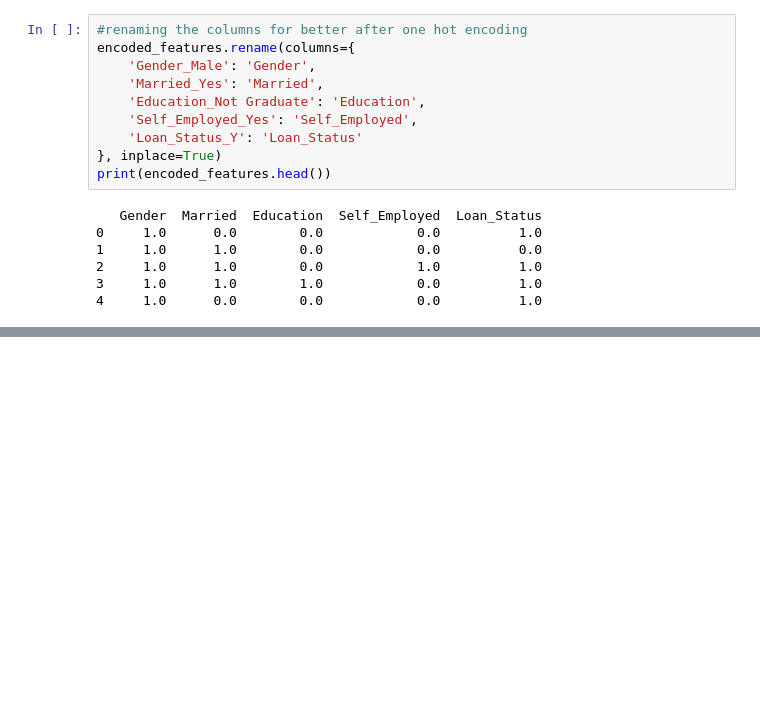
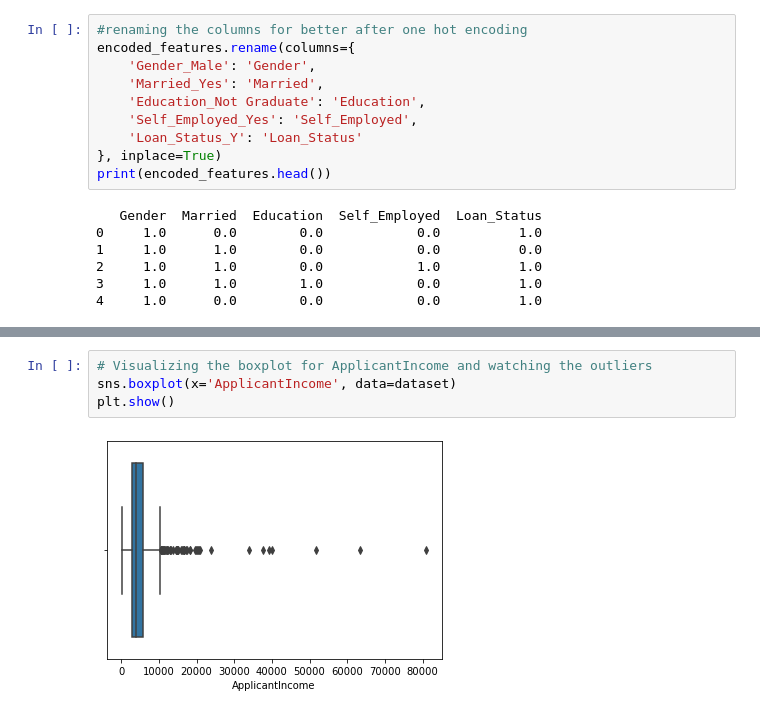
Before and after one commit to MuhammadUzair0786/Preprocessing_Practice, a Jupyter notebook: Dataset Preprocessing.ipynb, the cells around one changed output, grey strips where cells are left out. Drawn from its saved outputs; the diff is of its cells as text; blank space fills up the shorter version.

```diff
--- a/Dataset Preprocessing.ipynb
+++ b/Dataset Preprocessing.ipynb
@@ -413,0 +514,6 @@ dataset.head(5)
+# %%
+# Visualizing the boxplot for ApplicantIncome and watching the outliers
+sns.boxplot(x='ApplicantIncome', data=dataset)
+plt.show()
+# %% [output]
+[figure, added]
```
Also changed, not shown: parts of 32 cells of this notebook.
